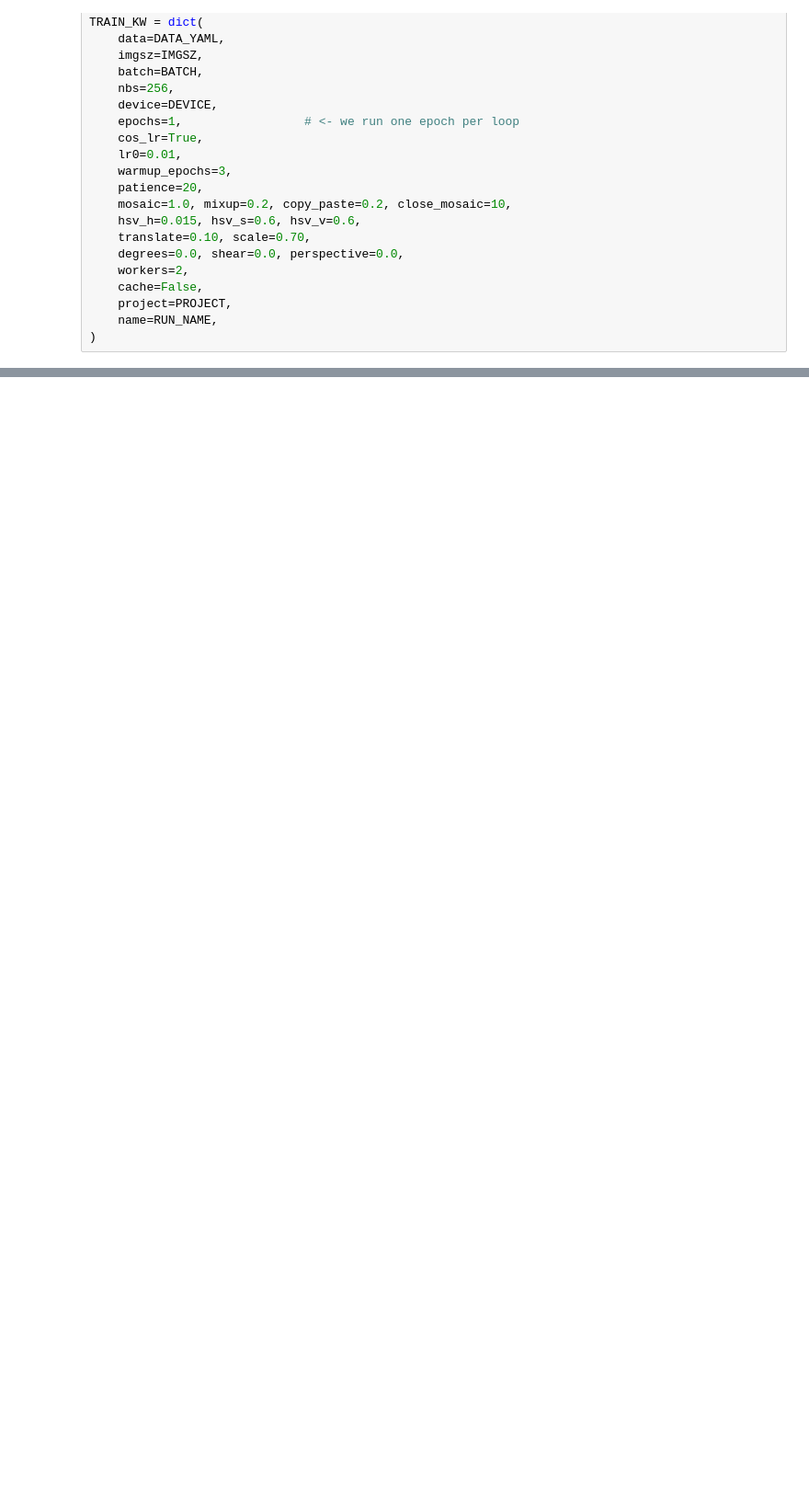
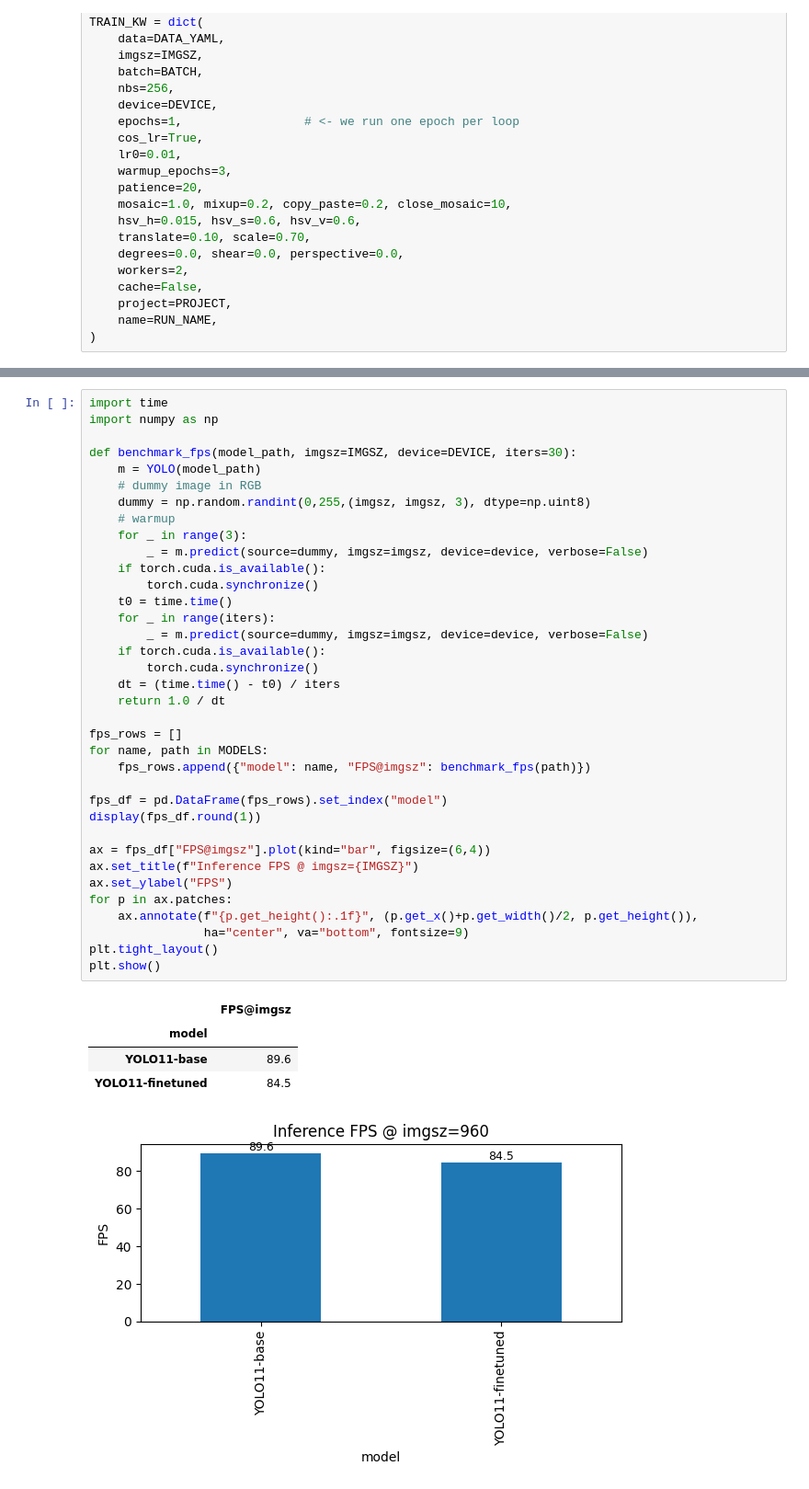
Before and after one commit to Saximn/privastream, a Jupyter notebook: notebooks/plate_blur.ipynb, the cells around one changed output, grey strips where cells are left out. Shown at 92% size. Saved outputs shown, nothing was run; the diff lists cells and outputs as text; blank space fills up the shorter version.

```diff
--- a/notebooks/plate_blur.ipynb
+++ b/notebooks/plate_blur.ipynb
@@ -233,0 +562,42 @@ Compile with `TORCH_USE_CUDA_DSA` to enable device-side assertions.
+# %%
+import time
+import numpy as np
+
+def benchmark_fps(model_path, imgsz=IMGSZ, device=DEVICE, iters=30):
+    m = YOLO(model_path)
+    # dummy image in RGB
+    dummy = np.random.randint(0,255,(imgsz, imgsz, 3), dtype=np.uint8)
+    # warmup
+    for _ in range(3):
+        _ = m.predict(source=dummy, imgsz=imgsz, device=device, verbose=False)
+    if torch.cuda.is_available():
+        torch.cuda.synchronize()
+    t0 = time.time()
+    for _ in range(iters):
+        _ = m.predict(source=dummy, imgsz=imgsz, device=device, verbose=False)
+    if torch.cuda.is_available():
+        torch.cuda.synchronize()
+    dt = (time.time() - t0) / iters
+    return 1.0 / dt
+
+fps_rows = []
+for name, path in MODELS:
+    fps_rows.append({"model": name, "FPS@imgsz": benchmark_fps(path)})
+
+fps_df = pd.DataFrame(fps_rows).set_index("model")
+display(fps_df.round(1))
+
+ax = fps_df["FPS@imgsz"].plot(kind="bar", figsize=(6,4))
+ax.set_title(f"Inference FPS @ imgsz={IMGSZ}")
+ax.set_ylabel("FPS")
+for p in ax.patches:
+    ax.annotate(f"{p.get_height():.1f}", (p.get_x()+p.get_width()/2, p.get_height()),
+                ha="center", va="bottom", fontsize=9)
+plt.tight_layout()
+plt.show()
+# %% [output]
+|  | FPS@imgsz |
+| model |  |
+| YOLO11-base | 89.6 |
+| YOLO11-finetuned | 84.5 |
+[figure, added]
```
Also changed, not shown: parts of 9 cells of this notebook, 2 other files.
